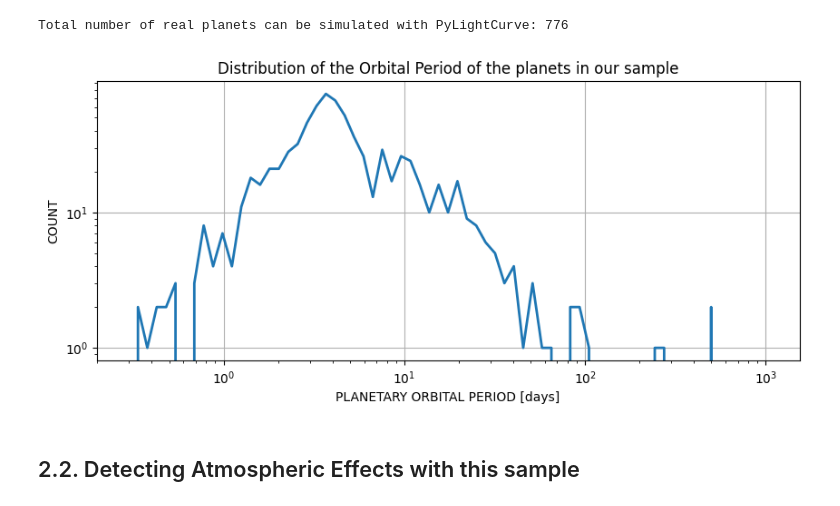
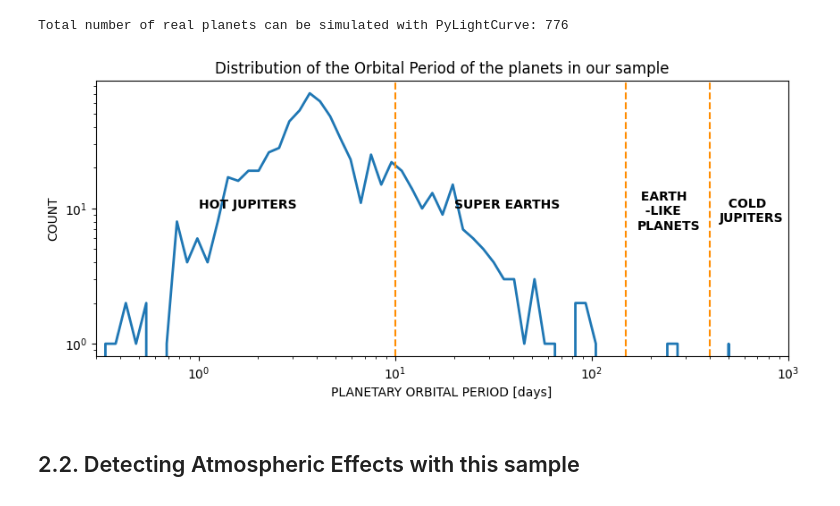
Before and after one commit to thangvictory/Computational_Astrobiology_Tutorial, a Jupyter notebook: PROJECT/Astrobiology_PROJECT.ipynb, the cells around one changed output. Drawn from its saved outputs; the diff is of its cells as text; code cells hidden in the pictures.

```diff
--- a/PROJECT/Astrobiology_PROJECT.ipynb
+++ b/PROJECT/Astrobiology_PROJECT.ipynb
@@ -329,20 +321,25 @@ def plot_hist(dat,bins,label):
 # %%
 # Plot the distribution of the period of the planets in our sample
 plt.figure(figsize=(10,4))
 bins = np.logspace(np.log10(np.min(PERIOD_sample)), np.log10(np.max(PERIOD_sample)),70)
-# bins = np.logspace(np.log10(np.min(PERIOD_whole_data)), np.log10(np.max(PERIOD_whole_data)),70)
-# plot_hist(PERIOD_whole_data,bins,'PyLightCurve Large sample')
 plot_hist(PERIOD_sample,bins,'Our Subsample')
-# plt.legend()
+plt.axvline(x=10,linestyle='dashed',color='darkorange')
+plt.axvline(x=150,linestyle='dashed',color='darkorange')
+plt.axvline(x=400,linestyle='dashed',color='darkorange')
 plt.title('Distribution of the Orbital Period of the planets in our sample')
 plt.xlabel('PLANETARY ORBITAL PERIOD [days]')
 plt.ylabel('COUNT')
-plt.grid()
+# plt.grid()
 plt.xscale('log')
 plt.yscale('log')
+plt.annotate('HOT JUPITERS',(1,10),fontweight='bold')
+plt.annotate('SUPER EARTHS',(20,10),fontweight='bold')
+plt.annotate(' EARTH\n  -LIKE\nPLANETS',(170,7),fontweight='bold')
+plt.annotate('  COLD\nJUPITERS',(450,8),fontweight='bold')
+plt.xlim([3e-1,1000])
 plt.show()
 # %% [output]
-[figure, old version]
+[figure, new version]
 # %% [markdown]
 ## 2.2. Detecting Atmospheric Effects with this sample
 # %%
```
Also changed, not shown: parts of 11 cells of this notebook.
